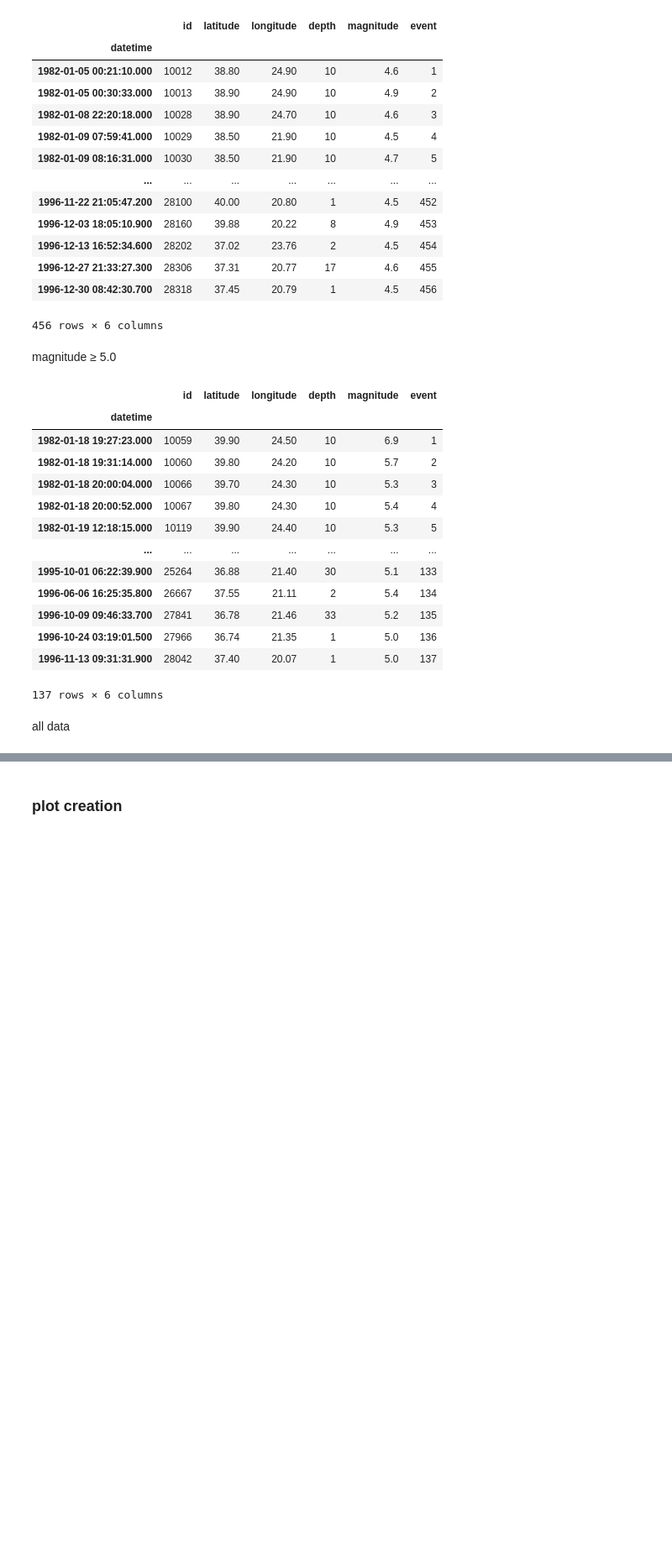
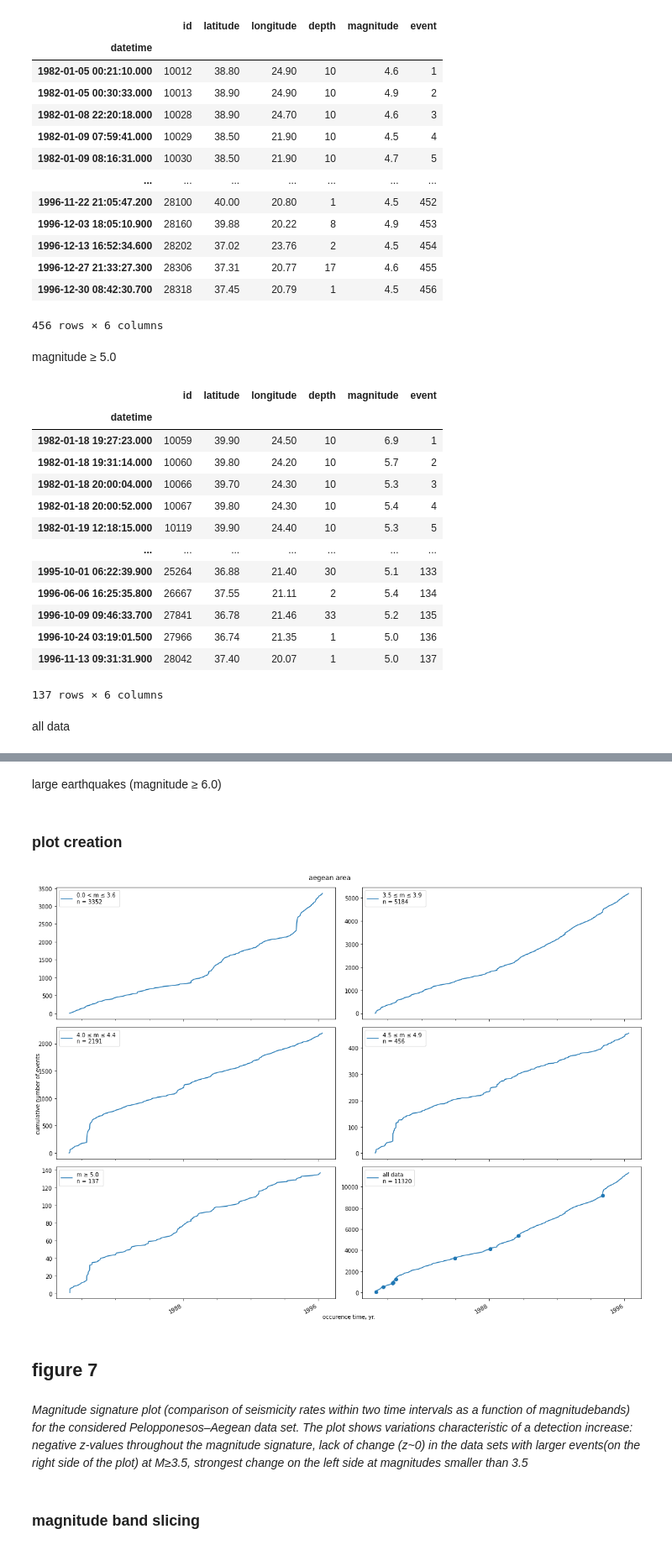
Before and after one commit to float3rs/dL, a Jupyter notebook: final/project1.ipynb, the cells around one changed output, grey strips where cells are left out. Shown at 84% size. Saved outputs shown, nothing was run; the diff lists cells and outputs as text; code cells hidden in the pictures; blank space fills up the shorter version.

```diff
--- a/final/project1.ipynb
+++ b/final/project1.ipynb
@@ -610,3 +622,76 @@ df_papr_fig5f
 11320 rows × 6 columns
+# %% [markdown]
+large earthquakes (magnitude ≥ 6.0)
+# %%
+filtr = (df_papr_fig5f['magnitude'] >= 6.0)
+df_papr_fig5L = df_papr[filtr].copy()
 # %% [markdown]
 ### plot creation
+# %%
+(fig5, ax5) = pyplot.subplots(nrows=3, ncols=2, sharex=True, figsize=(16, 12))
+
+x_fig5a = df_papr_fig5a.index
+y_fig5a = df_papr_fig5a['event']
+
+x_fig5b = df_papr_fig5b.index
+y_fig5b = df_papr_fig5b['event']
+
+x_fig5c = df_papr_fig5c.index
+y_fig5c = df_papr_fig5c['event']
+
+x_fig5d = df_papr_fig5d.index
+y_fig5d = df_papr_fig5d['event']
+
+x_fig5e = df_papr_fig5e.index
+y_fig5e = df_papr_fig5e['event']
+
+x_fig5f = df_papr_fig5f.index
+y_fig5f = df_papr_fig5f['event']
+
+ax5[0][0].plot(x_fig5a, y_fig5a, linestyle='solid', markersize=0)
+ax5[0][1].plot(x_fig5b, y_fig5b, linestyle='solid', markersize=0)
+ax5[1][0].plot(x_fig5c, y_fig5c, linestyle='solid', markersize=0)
+ax5[1][1].plot(x_fig5d, y_fig5d, linestyle='solid', markersize=0)
+ax5[2][0].plot(x_fig5e, y_fig5e, linestyle='solid', markersize=0)
+ax5[2][1].plot(x_fig5f, y_fig5f, linestyle='solid', markersize=0)
+
+ax5[2][1].scatter(df_papr_fig5L.index, df_papr_fig5L['event'])
+
+lctr_major_fig5 = dates.MonthLocator(interval=96)
+lctr_minor_fig5 = dates.MonthLocator(interval=24)
+
+for i in range(0,3):
+    for j in range(0,2):
+        ax5[i][j].xaxis.set_major_locator(lctr_major_fig5)
+        ax5[i][j].xaxis.set_minor_locator(lctr_minor_fig5)
+
+fmtr_major_fig5 = dates.DateFormatter('%Y')
+
+for i in range(0,3):
+    for j in range(0,2):
+        ax5[i][j].xaxis.set_major_formatter(fmtr_major_fig5)
+
+fig5.suptitle('aegean area')
+
+fig5.add_subplot(111, frame_on=False)
+pyplot.tick_params(labelcolor="none", bottom=False, left=False)
+pyplot.xlabel("occurence time, yr.")
+pyplot.ylabel("cumulative number of events")
+
+ax5[0][0].legend(('0.0 < m ≤ 3.6 \nn = {0}'.format(y_fig5a.max()),), loc="upper left")
+ax5[0][1].legend(('3.5 ≤ m ≤ 3.9 \nn = {0}'.format(y_fig5b.max()),), loc="upper left")
+ax5[1][0].legend(('4.0 ≤ m ≤ 4.4 \nn = {0}'.format(y_fig5c.max()),), loc="upper left")
+ax5[1][1].legend(('4.5 ≤ m ≤ 4.9 \nn = {0}'.format(y_fig5d.max()),), loc="upper left")
+ax5[2][0].legend(('m ≥ 5.0 \nn = {0}'.format(y_fig5e.max()),), loc="upper left")
+ax5[2][1].legend(('all data \nn = {0}'.format(y_fig5f.max()),), loc="upper left")
+
+fig5.set_tight_layout(True)
+fig5.autofmt_xdate()
+# %% [output]
+[figure, added]
+# %% [markdown]
+## figure 7
+# %% [markdown]
+*Magnitude signature plot (comparison of seismicity rates within two time intervals as a function of magnitudebands) for the considered Pelopponesos–Aegean data set. The plot shows variations characteristic of a detection increase: negative z-values throughout the magnitude signature, lack of change (z~0) in the data sets with larger events(on the right side of the plot) at M≥3.5, strongest change on the left side at magnitudes smaller than 3.5*
+# %% [markdown]
+### magnitude band slicing
```
Also changed, not shown: parts of 6 cells of this notebook, 1 other file.
